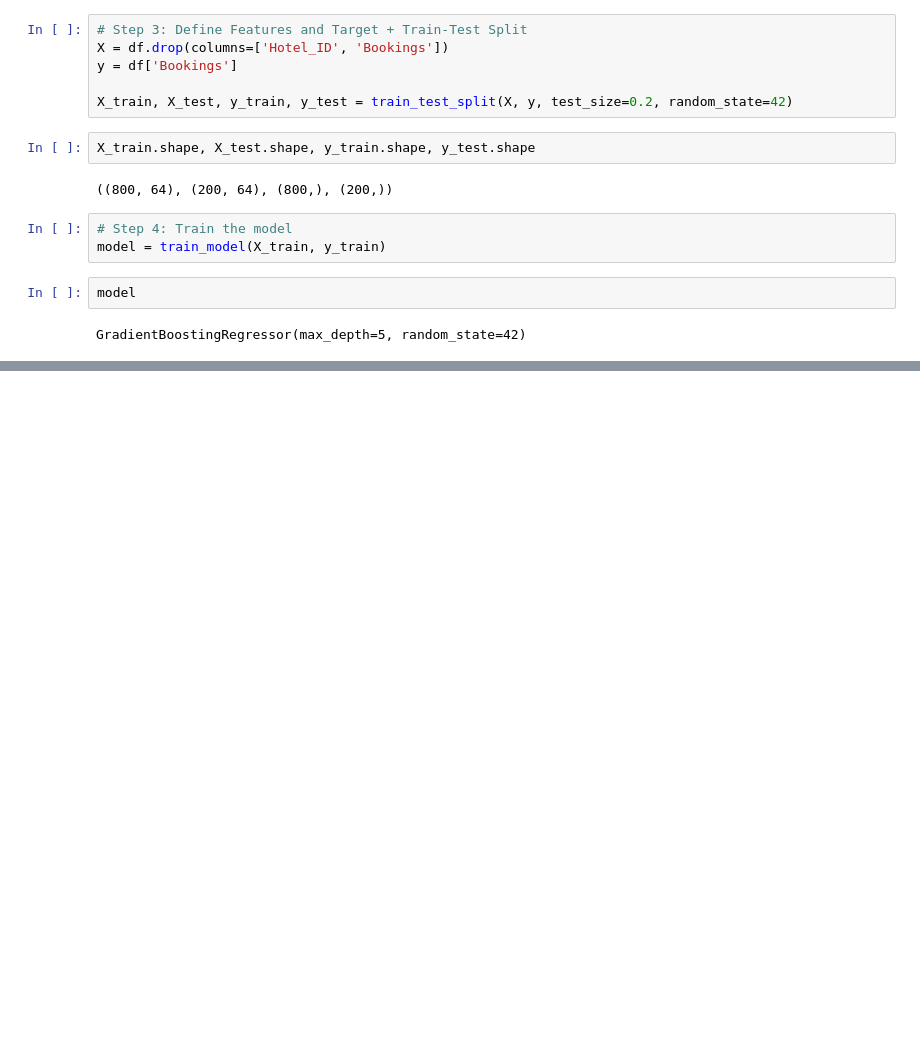
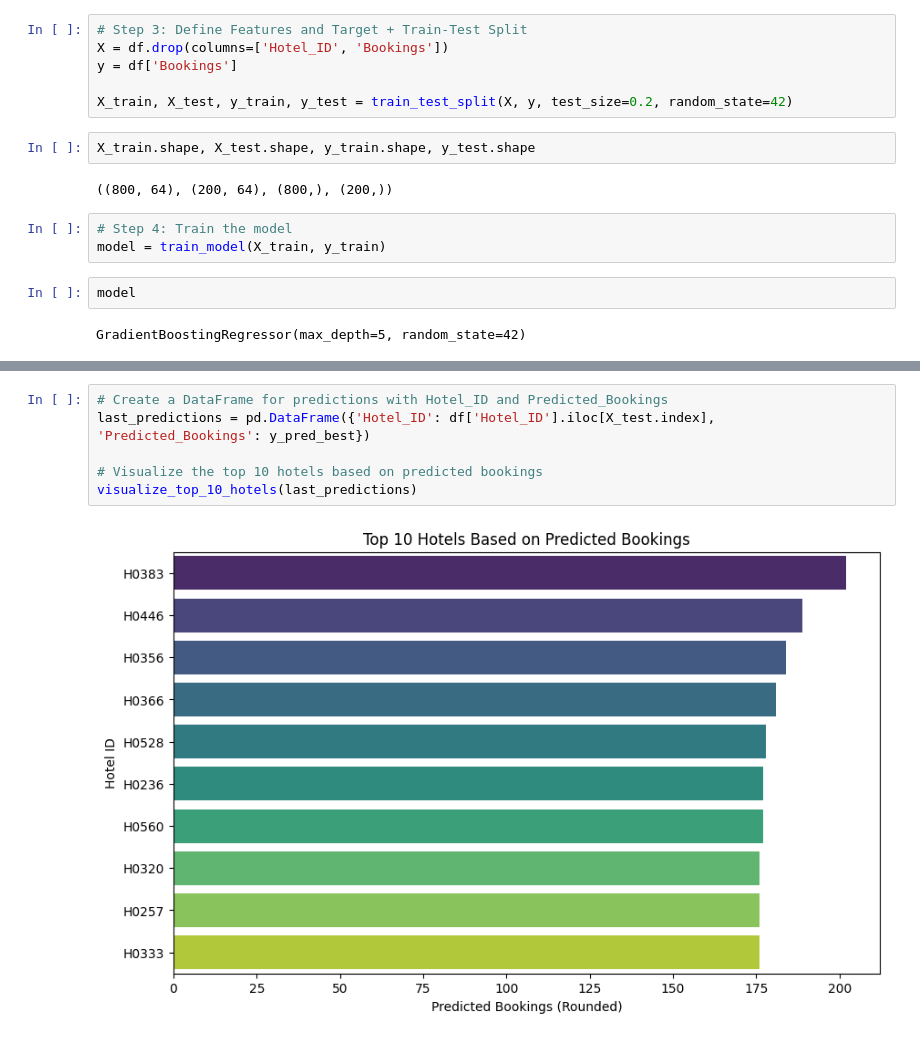
Before and after one commit to Scarta19/Resortpass-Hotel-Ranking, a Jupyter notebook: notebooks/hotel_ranking_model.ipynb.ipynb, the cells around one changed output, grey strips where cells are left out. Saved outputs shown, nothing was run; the diff lists cells and outputs as text; blank space fills up the shorter version.

Commit message:
Adding plots to notebook

```diff
--- a/notebooks/hotel_ranking_model.ipynb.ipynb
+++ b/notebooks/hotel_ranking_model.ipynb.ipynb
@@ -165,0 +167,8 @@ y_pred_best = np.round(y_pred_best).astype(int)  # Round to integers
+# %%
+# Create a DataFrame for predictions with Hotel_ID and Predicted_Bookings
+last_predictions = pd.DataFrame({'Hotel_ID': df['Hotel_ID'].iloc[X_test.index], 'Predicted_Bookings': y_pred_best})
+
+# Visualize the top 10 hotels based on predicted bookings
+visualize_top_10_hotels(last_predictions)
+# %% [output]
+[figure, added]
```
Also changed, not shown: parts of 7 cells of this notebook.
